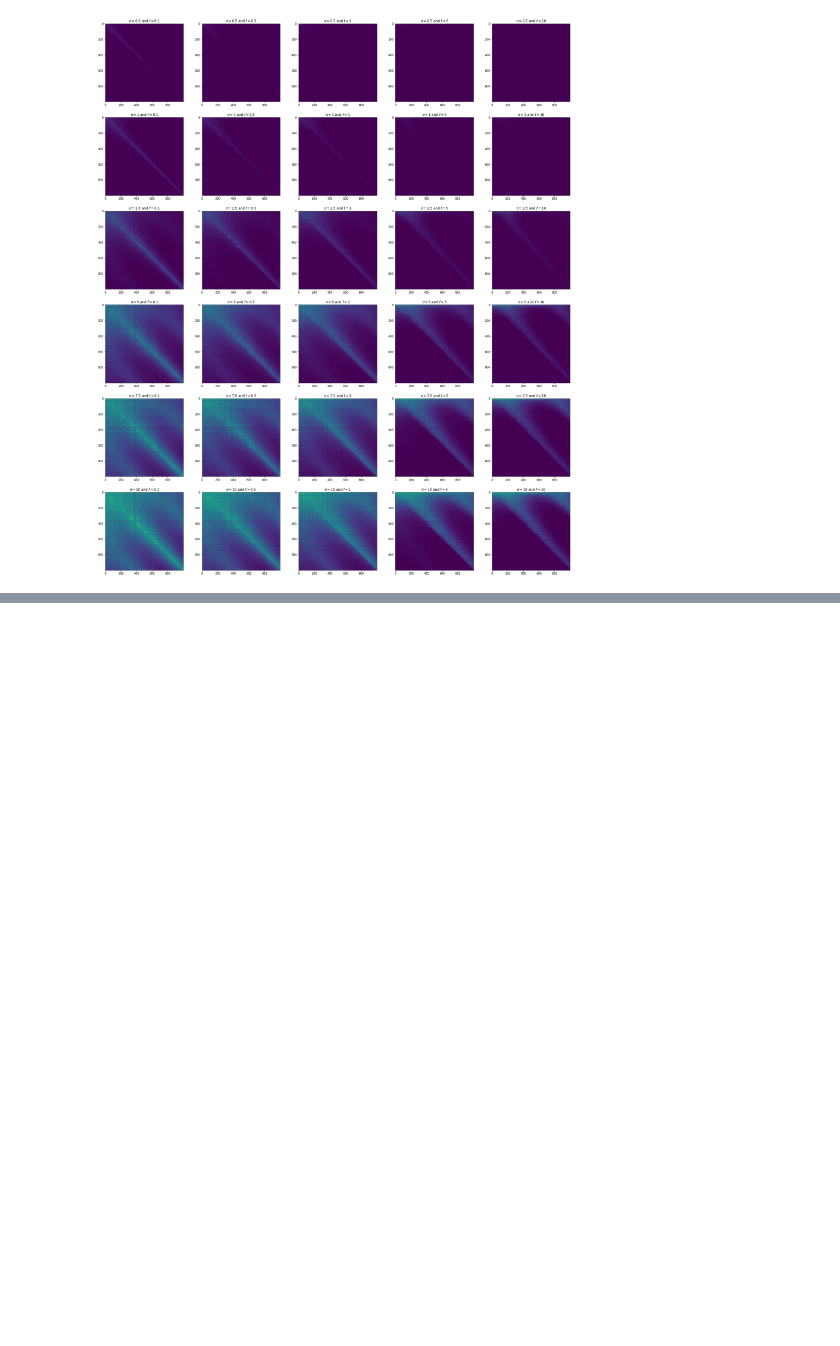
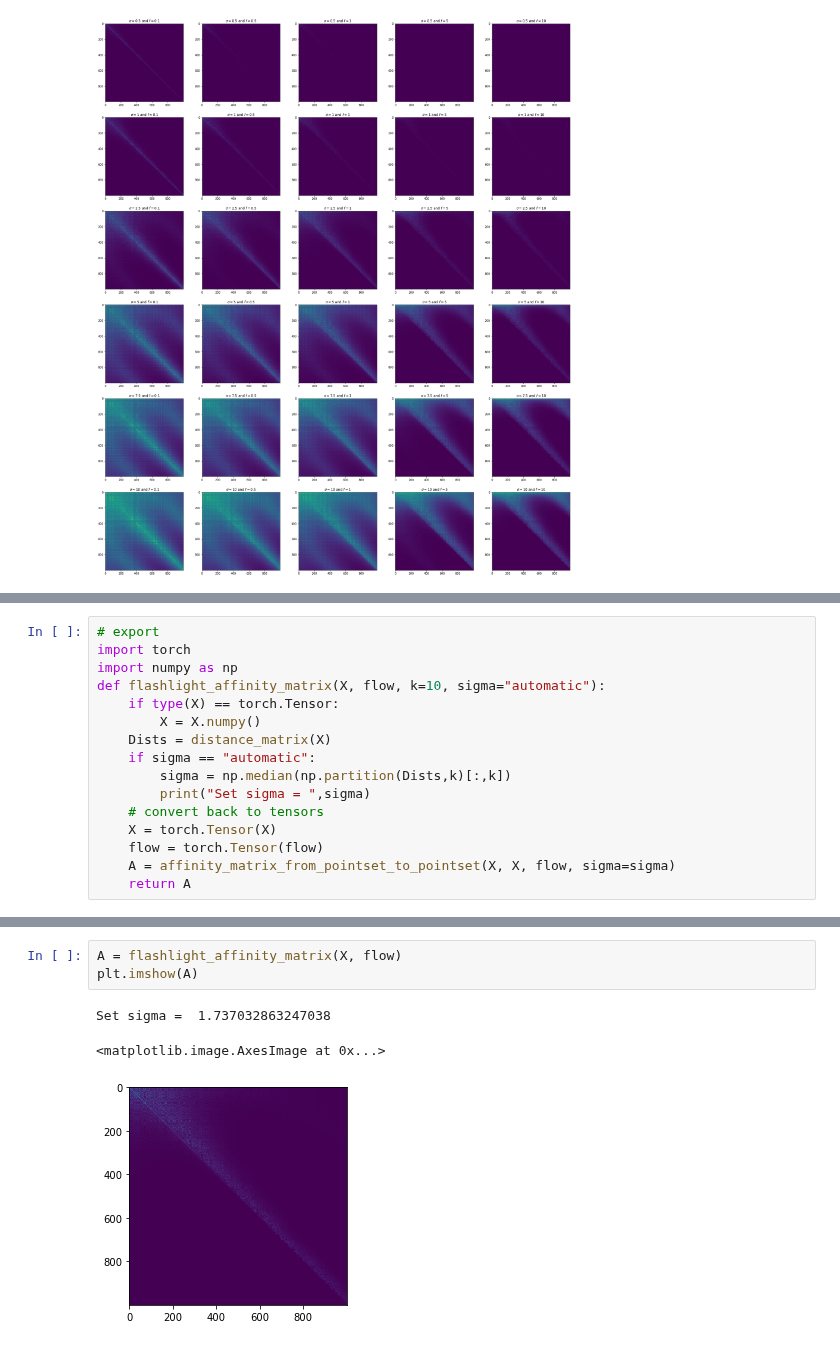
Before and after one commit to professorwug/FRED, a Jupyter notebook: 02a Flashlight Kernel.ipynb, the cells around one changed output, grey strips where cells are left out. Drawn from its saved outputs; the diff is of its cells as text; blank space fills up the shorter version.

```diff
--- a/02a Flashlight Kernel.ipynb
+++ b/02a Flashlight Kernel.ipynb
@@ -189,0 +215,16 @@ affinity_grid_search(X, flows, sigmas, flow_strengths)
+# %%
+# export
+import torch
+import numpy as np
+def flashlight_affinity_matrix(X, flow, k=10, sigma="automatic"):
+    if type(X) == torch.Tensor:
+        X = X.numpy()
+    Dists = distance_matrix(X)
+    if sigma == "automatic":
+        sigma = np.median(np.partition(Dists,k)[:,k])
+        print("Set sigma = ",sigma)
+    # convert back to tensors
+    X = torch.Tensor(X)
+    flow = torch.Tensor(flow)
+    A = affinity_matrix_from_pointset_to_pointset(X, X, flow, sigma=sigma)
+    return A
@@ -189,0 +239,7 @@ affinity_grid_search(X, flows, sigmas, flow_strengths)
+# %%
+A = flashlight_affinity_matrix(X, flow)
+plt.imshow(A)
+# %% [output]
+Set sigma =  1.737032863247038
+<matplotlib.image.AxesImage at 0x...>
+[figure, added]
```
Also changed, not shown: parts of 8 cells of this notebook, 11 other files.
